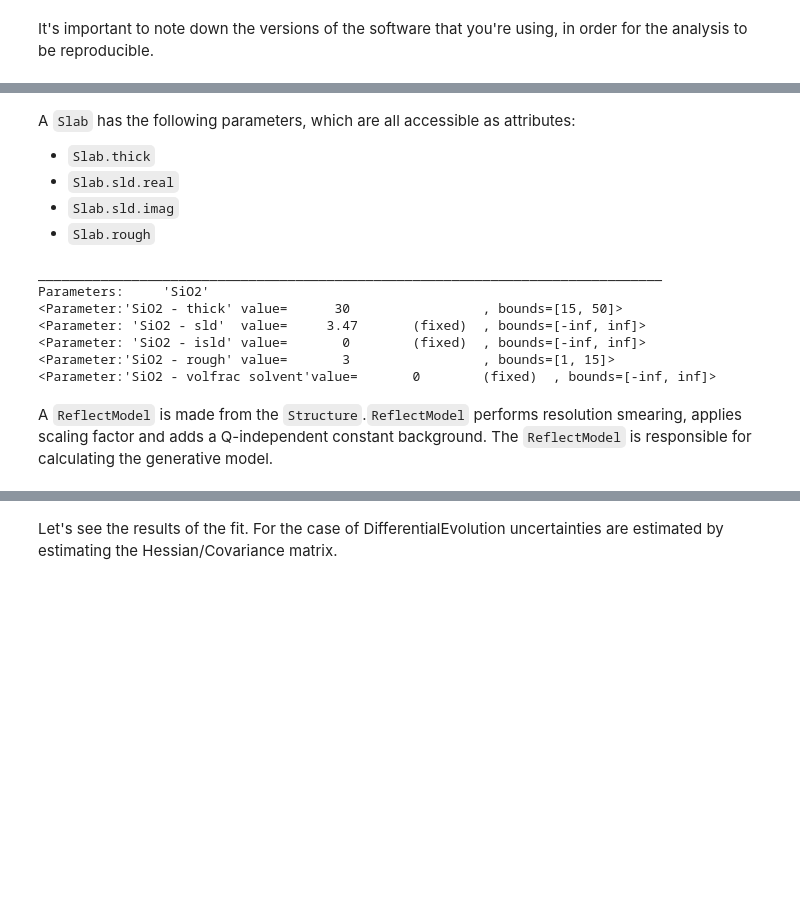
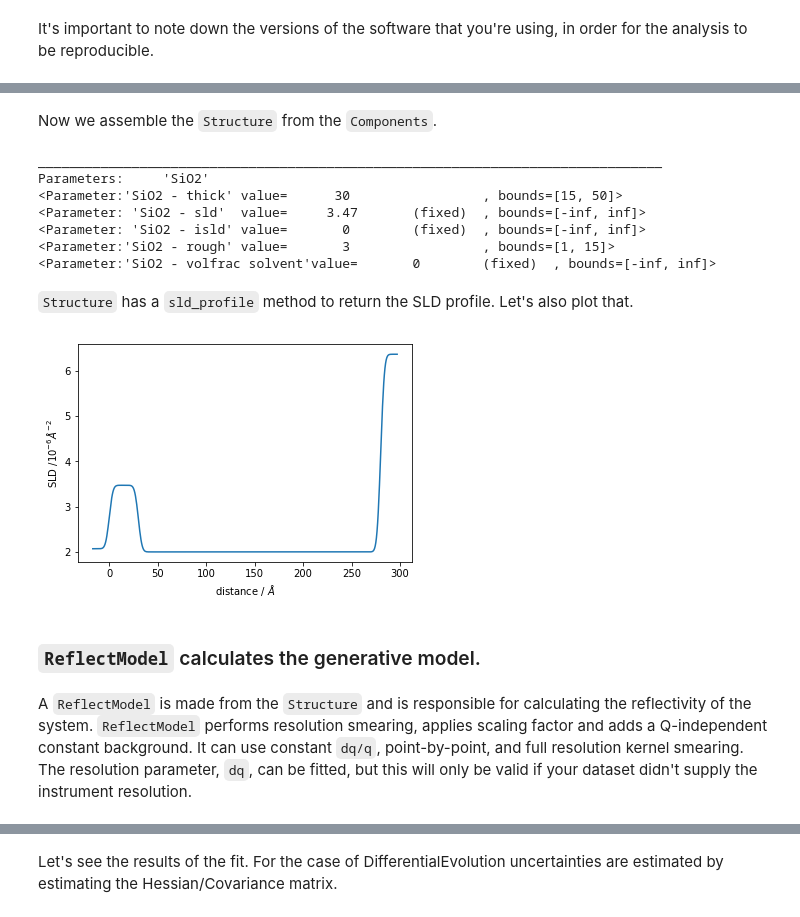
Before and after one commit to refnx/refnx, a Jupyter notebook: doc/getting_started.ipynb, the cells around one changed output, grey strips where cells are left out. Cells and saved outputs as stored; diff of their text form; code cells hidden in the pictures; blank space fills up the shorter version.

```diff
--- a/doc/getting_started.ipynb
+++ b/doc/getting_started.ipynb
@@ -70,12 +221,7 @@ A `Structure` is composed from a series of `Component`s. In this case all the co
+# %% [markdown]
+Now we assemble the `Structure` from the `Components`.
 # %%
 structure = si | sio2_layer | film_layer | d2o_layer
-# %% [markdown]
-A `Slab` has the following parameters, which are all accessible as attributes:
-
- - `Slab.thick`
- - `Slab.sld.real`
- - `Slab.sld.imag`
- - `Slab.rough`
 # %%
 print(sio2_layer.parameters)
 # %% [output]
@@ -86,6 +232,16 @@ Parameters:     'SiO2'
 <Parameter: 'SiO2 - isld' value=       0        (fixed)  , bounds=[-inf, inf]>
 <Parameter:'SiO2 - rough' value=       3                 , bounds=[1, 15]>
 <Parameter:'SiO2 - volfrac solvent'value=       0        (fixed)  , bounds=[-inf, inf]>
+# %% [markdown]
+`Structure` has a `sld_profile` method to return the SLD profile. Let's also plot that.
+# %%
+plt.plot(*structure.sld_profile())
+plt.ylabel('SLD /$10^{-6} \AA^{-2}$')
+plt.xlabel('distance / $\AA$');
+# %% [output]
+[figure, added]
+# %% [markdown]
+### `ReflectModel` calculates the generative model.
 # %% [markdown]
-A `ReflectModel` is made from the `Structure`.`ReflectModel` performs resolution smearing, applies scaling factor and adds a Q-independent constant background. The `ReflectModel` is responsible for calculating the generative model.
+A `ReflectModel` is made from the `Structure` and is responsible for calculating the reflectivity of the system. `ReflectModel` performs resolution smearing, applies scaling factor and adds a Q-independent constant background. It can use constant `dq/q`, point-by-point, and full resolution kernel smearing. The resolution parameter, `dq`, can be fitted, but this will only be valid if your dataset didn't supply the instrument resolution.
 # %%
```
Also changed, not shown: parts of 76 cells of this notebook, 5 other files.
